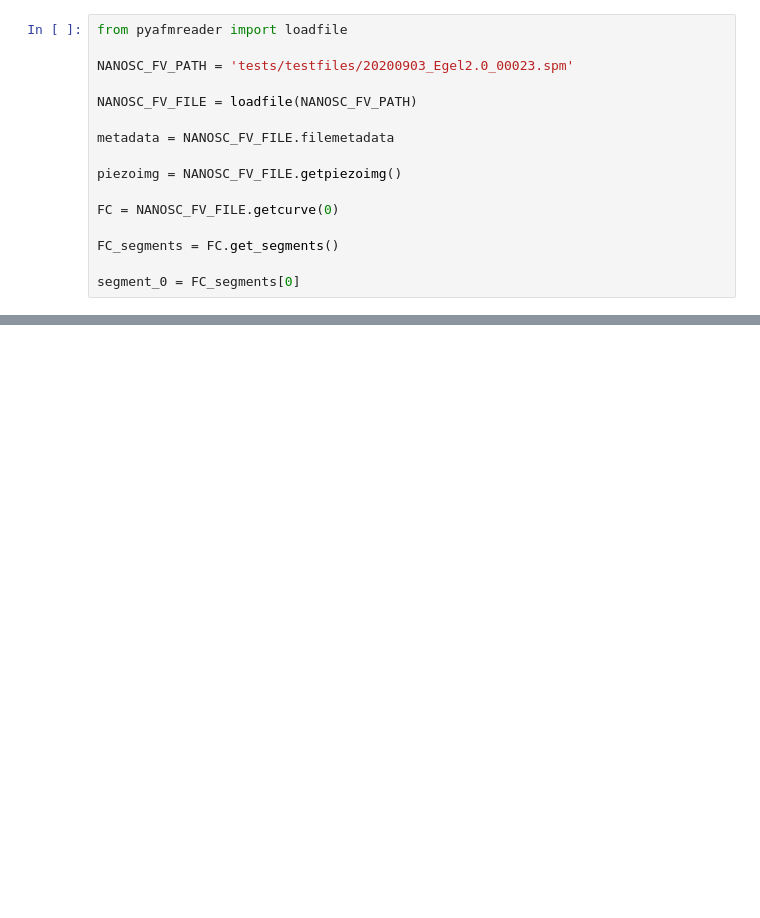
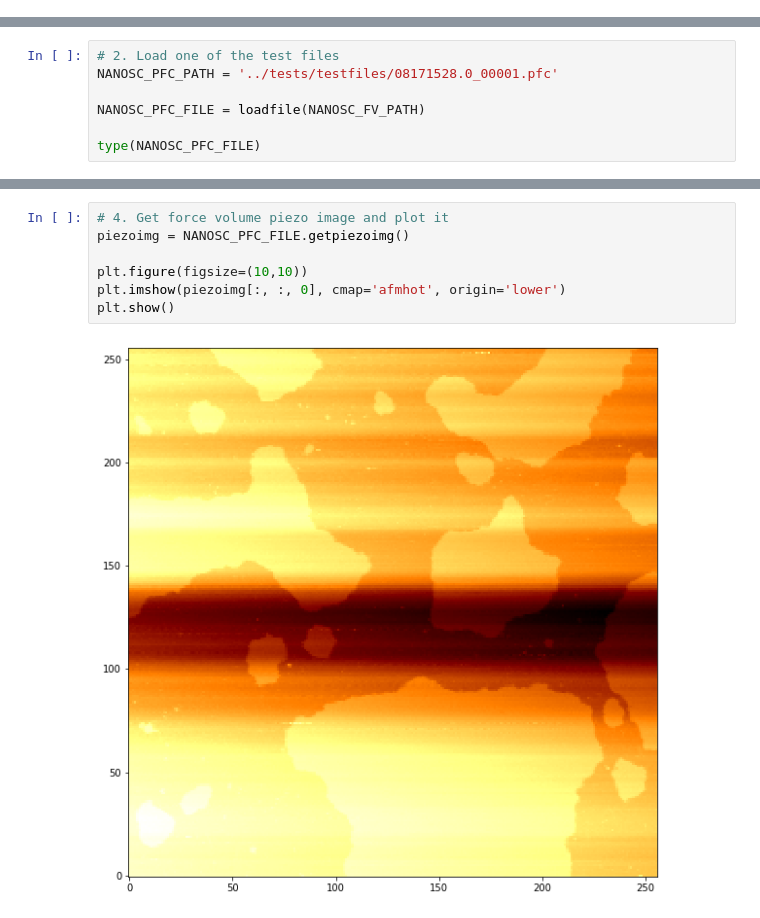
Before and after one commit to jlopezalo/PyFMReader, a Jupyter notebook: examples/BasicUsageExample.ipynb, the cells around one changed output, grey strips where cells are left out. Drawn from its saved outputs; the diff is of its cells as text; blank space fills up the shorter version.

```diff
--- a/examples/BasicUsageExample.ipynb
+++ b/examples/BasicUsageExample.ipynb
@@ -21,17 +25 @@ Successfully installed Cython-0.29.28 fasterzip-1.0 numpy-1.21.6 pyafmreader-x.x
 Note: you may need to restart the kernel to use updated packages.
-# %%
-from pyafmreader import loadfile
-
-NANOSC_FV_PATH = 'tests/testfiles/20200903_Egel2.0_00023.spm'
-
-NANOSC_FV_FILE = loadfile(NANOSC_FV_PATH)
-
-metadata = NANOSC_FV_FILE.filemetadata
-
-piezoimg = NANOSC_FV_FILE.getpiezoimg()
-
-FC = NANOSC_FV_FILE.getcurve(0)
-
-FC_segments = FC.get_segments()
-
-segment_0 = FC_segments[0]
@@ -39,0 +49,7 @@ ModuleNotFoundError: No module named 'pyafmreader.importutils'
+# %%
+# 2. Load one of the test files
+NANOSC_PFC_PATH = '../tests/testfiles/08171528.0_00001.pfc'
+
+NANOSC_PFC_FILE = loadfile(NANOSC_FV_PATH)
+
+type(NANOSC_PFC_FILE)
@@ -39,0 +82,9 @@ ModuleNotFoundError: No module named 'pyafmreader.importutils'
+# %%
+# 4. Get force volume piezo image and plot it
+piezoimg = NANOSC_PFC_FILE.getpiezoimg()
+
+plt.figure(figsize=(10,10))
+plt.imshow(piezoimg[:, :, 0], cmap='afmhot', origin='lower')
+plt.show()
+# %% [output]
+[figure, added]
```
Also changed, not shown: parts of 9 cells of this notebook, 1 other file.
